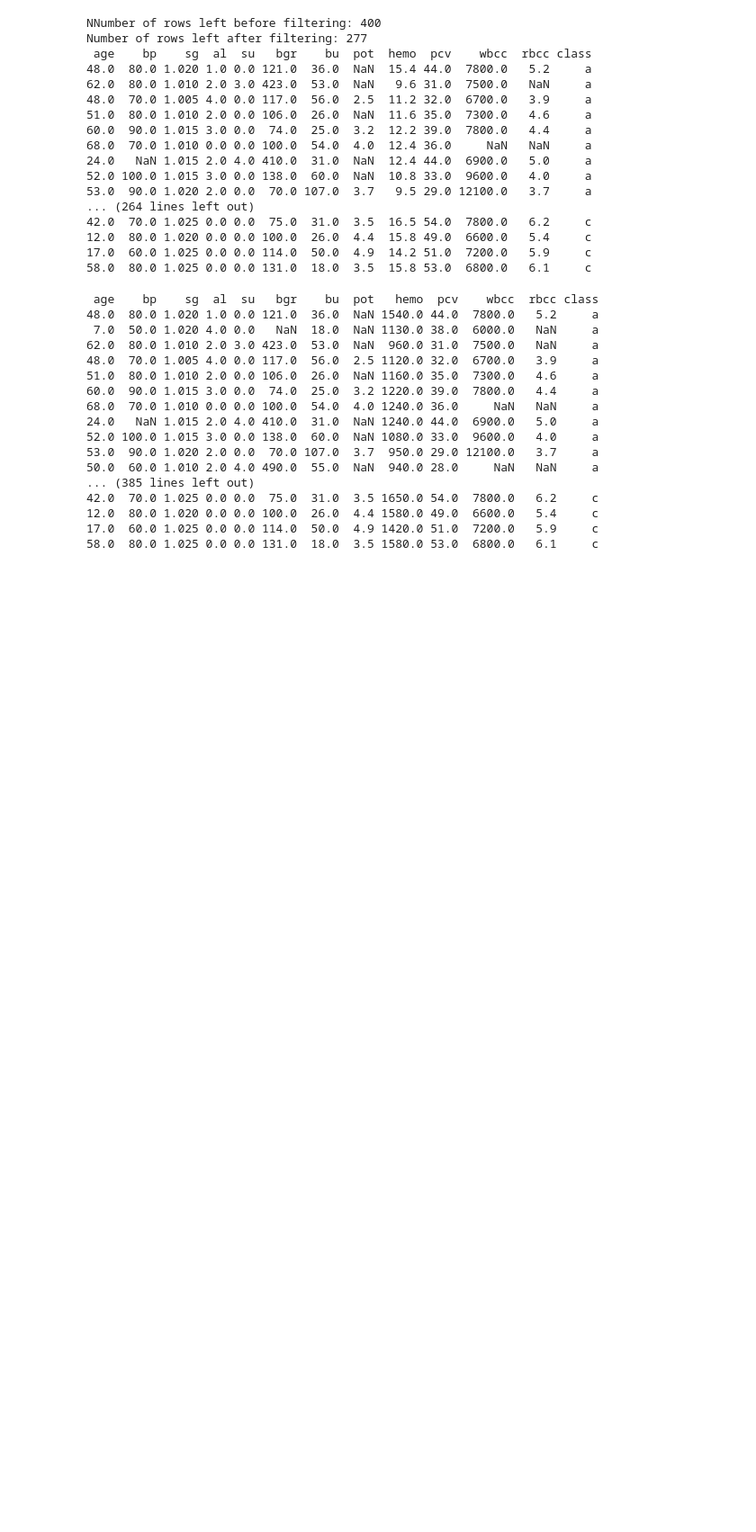
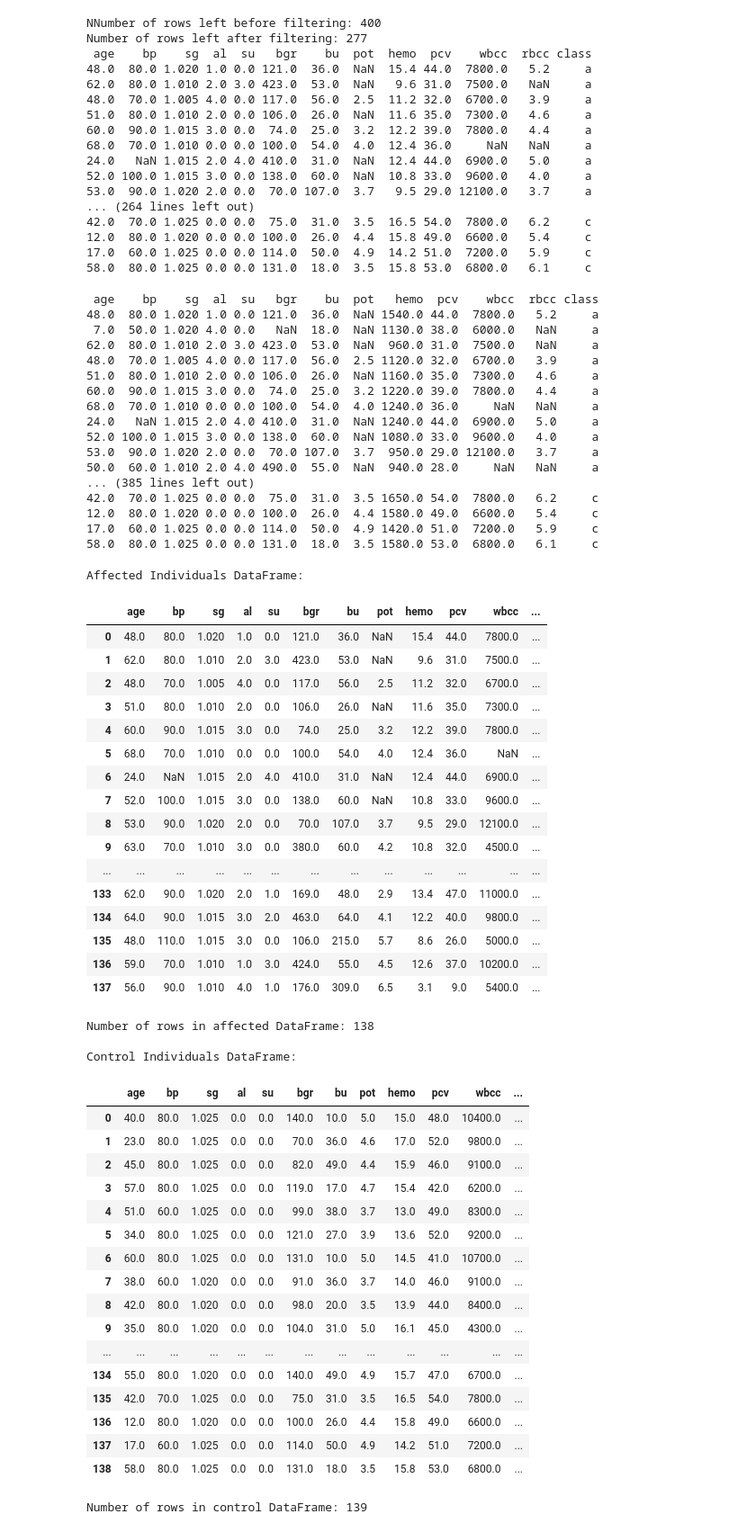
Before and after one commit to Islake/KoneOppiminen, a Jupyter notebook: tasks/DataPreprocessing.ipynb, the cells around one changed output. Shown at 90% size. Cells and saved outputs as stored; diff of their text form; code cells hidden in the pictures; blank space fills up the shorter version.

Commit message:
Affected - Control Listaus

```diff
--- a/tasks/DataPreprocessing.ipynb
+++ b/tasks/DataPreprocessing.ipynb
@@ -119,3 +119,58 @@ print(combined_df.to_string(index=False))
 12.0  80.0 1.020 0.0 0.0 100.0  26.0  4.4 1580.0 49.0  6600.0   5.4     c
 17.0  60.0 1.025 0.0 0.0 114.0  50.0  4.9 1420.0 51.0  7200.0   5.9     c
 58.0  80.0 1.025 0.0 0.0 131.0  18.0  3.5 1580.0 53.0  6800.0   6.1     c
+# %%
+# Split the filtered_df into two DataFrames based on the 'class' column
+affected_df = filtered_df[filtered_df['class'] == 'a']
+control_df = filtered_df[filtered_df['class'] == 'c']
+
+control_df.reset_index(drop=True, inplace=True)
+
+# Display the DataFrames
+print("Affected Individuals DataFrame:")
+display(affected_df)
+print(f"Number of rows in affected DataFrame: {len(affected_df)}")
+
+print("\nControl Individuals DataFrame:")
+display(control_df)
+print(f"Number of rows in control DataFrame: {len(control_df)}")
+# %% [output]
+Affected Individuals DataFrame:
+|  | age | bp | sg | al | su | bgr | bu | pot | hemo | pcv | wbcc | ... |
+| 0 | 48.0 | 80.0 | 1.020 | 1.0 | 0.0 | 121.0 | 36.0 | NaN | 15.4 | 44.0 | 7800.0 | ... |
+| 1 | 62.0 | 80.0 | 1.010 | 2.0 | 3.0 | 423.0 | 53.0 | NaN | 9.6 | 31.0 | 7500.0 | ... |
+| 2 | 48.0 | 70.0 | 1.005 | 4.0 | 0.0 | 117.0 | 56.0 | 2.5 | 11.2 | 32.0 | 6700.0 | ... |
+| 3 | 51.0 | 80.0 | 1.010 | 2.0 | 0.0 | 106.0 | 26.0 | NaN | 11.6 | 35.0 | 7300.0 | ... |
+| 4 | 60.0 | 90.0 | 1.015 | 3.0 | 0.0 | 74.0 | 25.0 | 3.2 | 12.2 | 39.0 | 7800.0 | ... |
+| 5 | 68.0 | 70.0 | 1.010 | 0.0 | 0.0 | 100.0 | 54.0 | 4.0 | 12.4 | 36.0 | NaN | ... |
+| 6 | 24.0 | NaN | 1.015 | 2.0 | 4.0 | 410.0 | 31.0 | NaN | 12.4 | 44.0 | 6900.0 | ... |
+| 7 | 52.0 | 100.0 | 1.015 | 3.0 | 0.0 | 138.0 | 60.0 | NaN | 10.8 | 33.0 | 9600.0 | ... |
+| 8 | 53.0 | 90.0 | 1.020 | 2.0 | 0.0 | 70.0 | 107.0 | 3.7 | 9.5 | 29.0 | 12100.0 | ... |
+| 9 | 63.0 | 70.0 | 1.010 | 3.0 | 0.0 | 380.0 | 60.0 | 4.2 | 10.8 | 32.0 | 4500.0 | ... |
+| ... | ... | ... | ... | ... | ... | ... | ... | ... | ... | ... | ... | ... |
+| 133 | 62.0 | 90.0 | 1.020 | 2.0 | 1.0 | 169.0 | 48.0 | 2.9 | 13.4 | 47.0 | 11000.0 | ... |
+| 134 | 64.0 | 90.0 | 1.015 | 3.0 | 2.0 | 463.0 | 64.0 | 4.1 | 12.2 | 40.0 | 9800.0 | ... |
+| 135 | 48.0 | 110.0 | 1.015 | 3.0 | 0.0 | 106.0 | 215.0 | 5.7 | 8.6 | 26.0 | 5000.0 | ... |
+| 136 | 59.0 | 70.0 | 1.010 | 1.0 | 3.0 | 424.0 | 55.0 | 4.5 | 12.6 | 37.0 | 10200.0 | ... |
+| 137 | 56.0 | 90.0 | 1.010 | 4.0 | 1.0 | 176.0 | 309.0 | 6.5 | 3.1 | 9.0 | 5400.0 | ... |
+Number of rows in affected DataFrame: 138
+
+Control Individuals DataFrame:
+|  | age | bp | sg | al | su | bgr | bu | pot | hemo | pcv | wbcc | ... |
+| 0 | 40.0 | 80.0 | 1.025 | 0.0 | 0.0 | 140.0 | 10.0 | 5.0 | 15.0 | 48.0 | 10400.0 | ... |
+| 1 | 23.0 | 80.0 | 1.025 | 0.0 | 0.0 | 70.0 | 36.0 | 4.6 | 17.0 | 52.0 | 9800.0 | ... |
+| 2 | 45.0 | 80.0 | 1.025 | 0.0 | 0.0 | 82.0 | 49.0 | 4.4 | 15.9 | 46.0 | 9100.0 | ... |
+| 3 | 57.0 | 80.0 | 1.025 | 0.0 | 0.0 | 119.0 | 17.0 | 4.7 | 15.4 | 42.0 | 6200.0 | ... |
+| 4 | 51.0 | 60.0 | 1.025 | 0.0 | 0.0 | 99.0 | 38.0 | 3.7 | 13.0 | 49.0 | 8300.0 | ... |
+| 5 | 34.0 | 80.0 | 1.025 | 0.0 | 0.0 | 121.0 | 27.0 | 3.9 | 13.6 | 52.0 | 9200.0 | ... |
+| 6 | 60.0 | 80.0 | 1.025 | 0.0 | 0.0 | 131.0 | 10.0 | 5.0 | 14.5 | 41.0 | 10700.0 | ... |
+| 7 | 38.0 | 60.0 | 1.020 | 0.0 | 0.0 | 91.0 | 36.0 | 3.7 | 14.0 | 46.0 | 9100.0 | ... |
+| 8 | 42.0 | 80.0 | 1.020 | 0.0 | 0.0 | 98.0 | 20.0 | 3.5 | 13.9 | 44.0 | 8400.0 | ... |
+| 9 | 35.0 | 80.0 | 1.020 | 0.0 | 0.0 | 104.0 | 31.0 | 5.0 | 16.1 | 45.0 | 4300.0 | ... |
+| ... | ... | ... | ... | ... | ... | ... | ... | ... | ... | ... | ... | ... |
+| 134 | 55.0 | 80.0 | 1.020 | 0.0 | 0.0 | 140.0 | 49.0 | 4.9 | 15.7 | 47.0 | 6700.0 | ... |
+| 135 | 42.0 | 70.0 | 1.025 | 0.0 | 0.0 | 75.0 | 31.0 | 3.5 | 16.5 | 54.0 | 7800.0 | ... |
+| 136 | 12.0 | 80.0 | 1.020 | 0.0 | 0.0 | 100.0 | 26.0 | 4.4 | 15.8 | 49.0 | 6600.0 | ... |
+| 137 | 17.0 | 60.0 | 1.025 | 0.0 | 0.0 | 114.0 | 50.0 | 4.9 | 14.2 | 51.0 | 7200.0 | ... |
+| 138 | 58.0 | 80.0 | 1.025 | 0.0 | 0.0 | 131.0 | 18.0 | 3.5 | 15.8 | 53.0 | 6800.0 | ... |
+Number of rows in control DataFrame: 139
```
